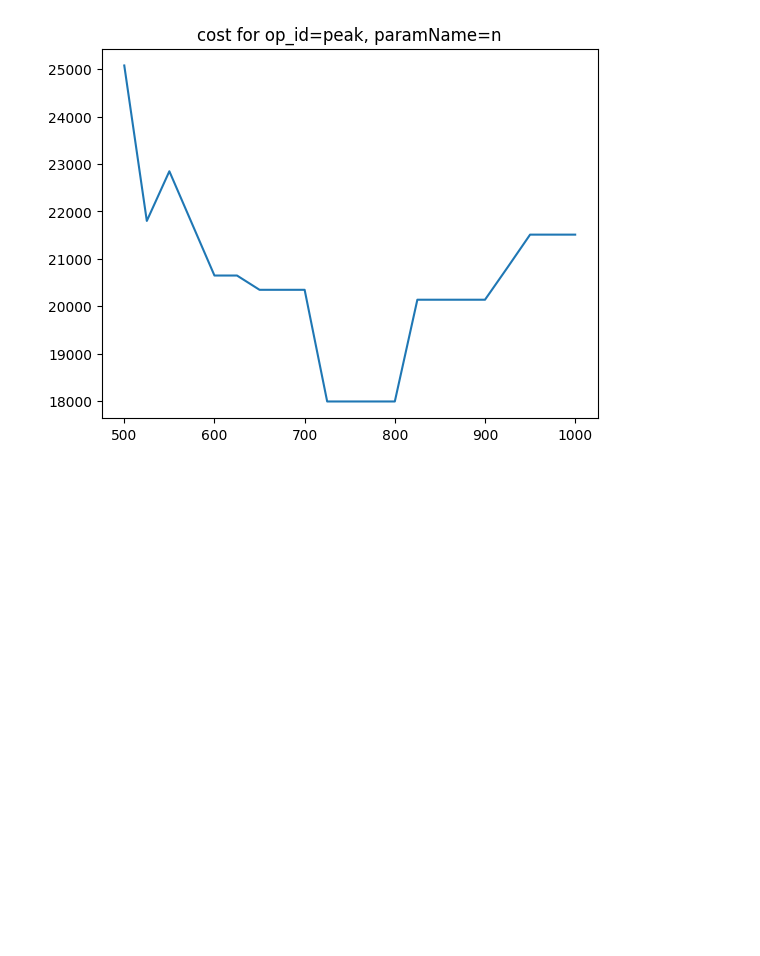
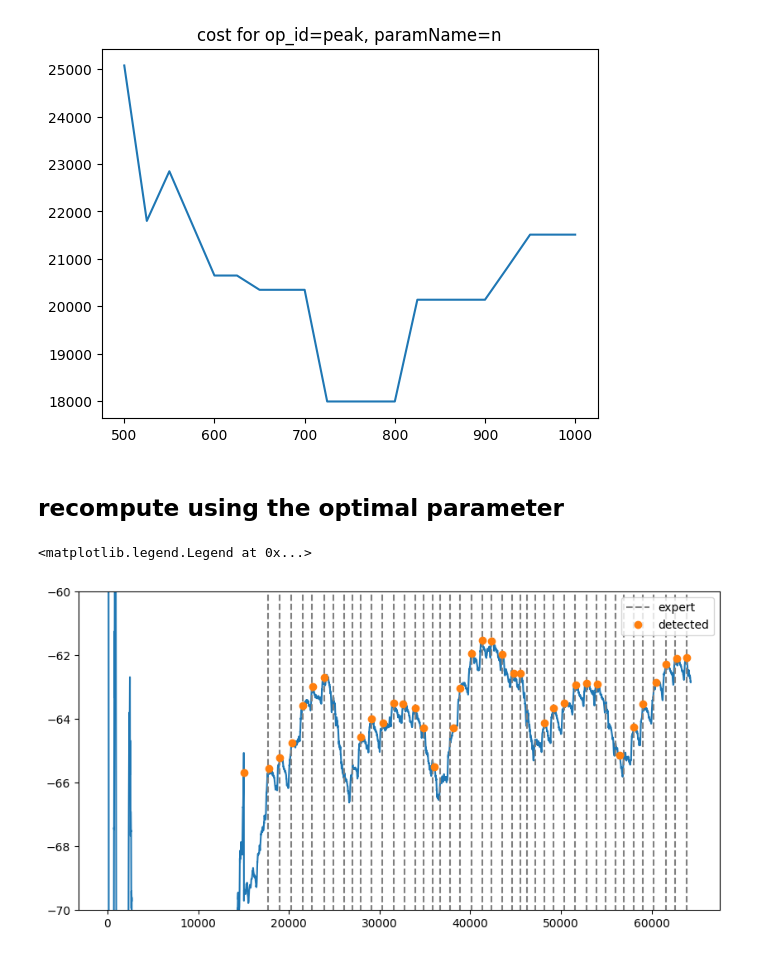
Before and after one commit to rtbot-dev/rtbot, a Jupyter notebook: examples/notebook/plot_cost.ipynb, the cells around one changed output. Cells and saved outputs as stored; diff of their text form; code cells hidden in the pictures; blank space fills up the shorter version.

Commit message:
example(notebook): plot the optmimized pipeline

```diff
--- a/examples/notebook/plot_cost.ipynb
+++ b/examples/notebook/plot_cost.ipynb
@@ -47,3 +47,24 @@ plt.plot(xs, ys)
 # %% [output]
 [<matplotlib.lines.Line2D at 0x...>]
 [figure]
+# %% [markdown]
+## recompute using the optimal parameter
+# %%
+pipe=rtbotpy.Pipeline(cost.get_prog_json([750]))
+peak=[]
+for msg in msgs:
+    out=pipe.receiveDebug(msg)
+    if (out.get("o1")):
+        msg=out.get("o1")[0]
+        peak += [[msg.time,msg.value]]
+peak=np.array(peak)
+# %%
+plt.figure(figsize=(10,5),dpi=100)
+plt.plot([msg.time for msg in msgs], [msg.value for msg in msgs])
+plt.vlines(peakL,-80,-40, linestyles='--', color="gray", label="expert" )
+plt.plot(peak[:,0], peak[:,1], 'o', label="detected")
+plt.ylim(-70,-60)
+plt.legend()
+# %% [output]
+<matplotlib.legend.Legend at 0x...>
+[figure, added]
```
